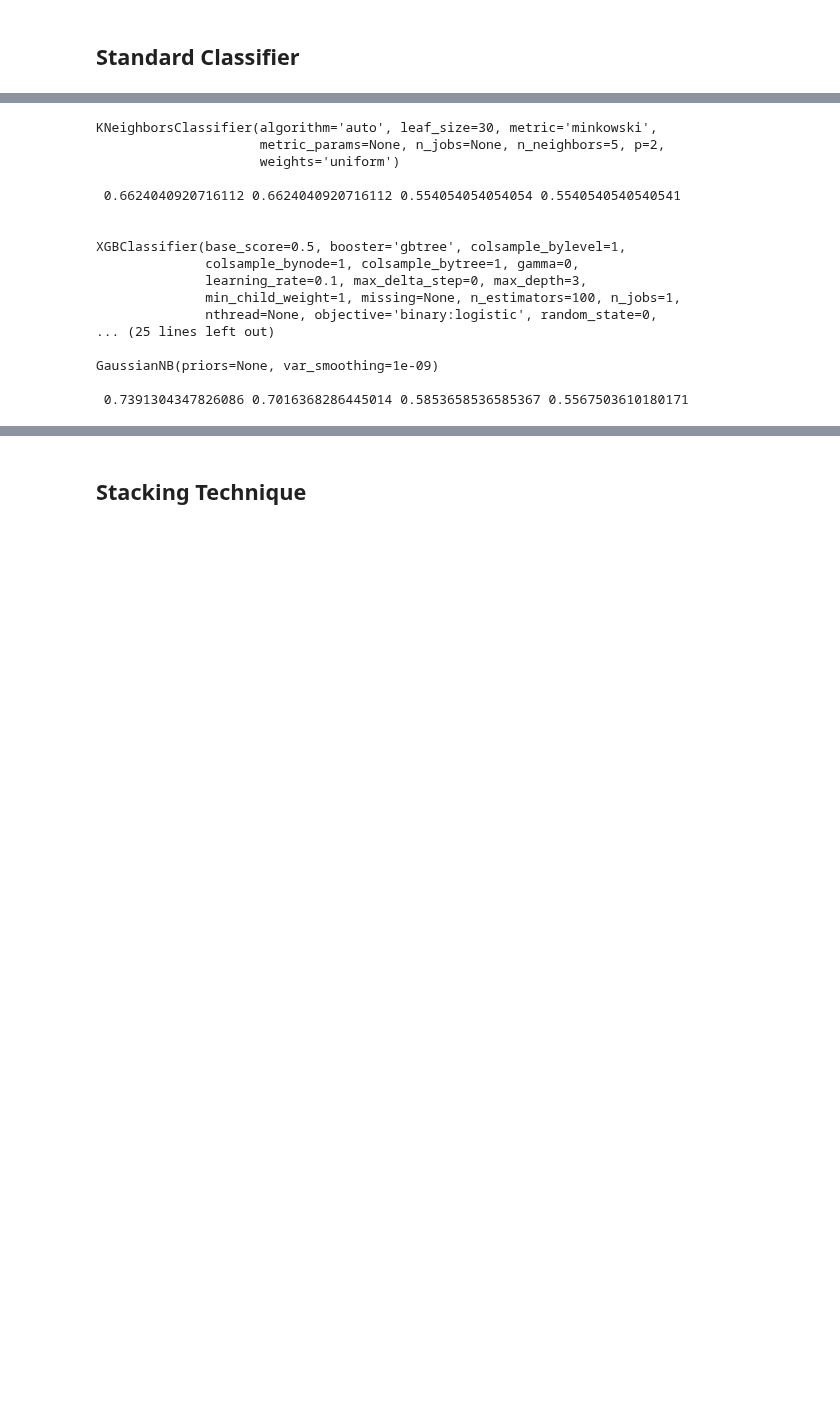
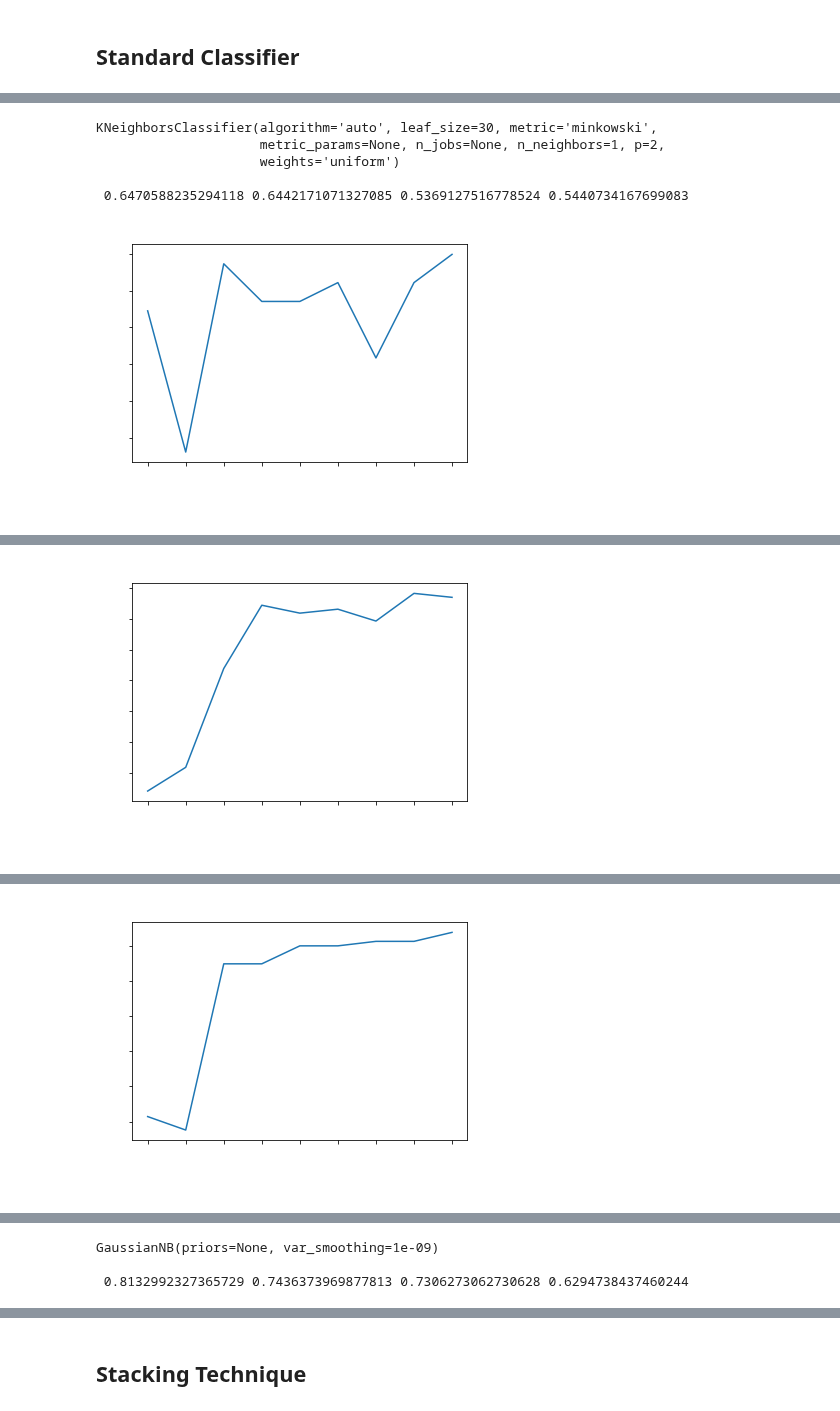
Before and after one commit to LeoFernanndes/notebooks, a Jupyter notebook: titanic_3.ipynb, the cells around one changed output, grey strips where cells are left out. Cells and saved outputs as stored; diff of their text form; code cells hidden in the pictures; blank space fills up the shorter version.

```diff
--- a/titanic_3.ipynb
+++ b/titanic_3.ipynb
@@ -62,4 +62,6 @@ x_train
 # %%
+import matplotlib.pyplot as plt
+import seaborn as sns
 from sklearn.model_selection import cross_val_score, train_test_split
 from sklearn.metrics import f1_score, accuracy_score
 from xgboost import XGBClassifier
@@ -74,7 +76,7 @@ accuracy_list = []
 f1_list = []
 
 classifiers = [KNeighborsClassifier(algorithm='auto', leaf_size=30, metric='minkowski',
-                     metric_params=None, n_jobs=None, n_neighbors=5, p=2,
+                     metric_params=None, n_jobs=None, n_neighbors=1, p=2,
                      weights='uniform'),
 
                XGBClassifier(base_score=0.5, booster='gbtree', colsample_bylevel=1,
@@ -86,67 +88,64 @@ classifiers = [KNeighborsClassifier(algorithm='auto', leaf_size=30, metric='mink
               silent=None, subsample=1, verbosity=1),
 
                LogisticRegression(C=1.0, class_weight=None, dual=False, fit_intercept=True,
                    intercept_scaling=1, l1_ratio=None, max_iter=100,
                    multi_class='warn', n_jobs=None, penalty='l2',
                    random_state=None, solver='warn', tol=0.0001, verbose=0,
                    warm_start=False),
 
-               RandomForestClassifier(bootstrap=True, class_weight=None, criterion='gini',
-                       max_depth=None, max_features='auto', max_leaf_nodes=None,
-                       min_impurity_decrease=0.0, min_impurity_split=None,
-                       min_samples_leaf=1, min_samples_split=2,
-                       min_weight_fraction_leaf=0.0, n_estimators=10,
-                       n_jobs=None, oob_score=False, random_state=None,
-                       verbose=0, warm_start=False),
+               RandomForestClassifier(),
 
                GaussianNB(priors=None, var_smoothing=1e-09)]
 
 
 
 for clf in classifiers:
-  n = 10
-  for iter in range(n):
+
+  x_axis = []
+  y_axis = []
+
+  for m in range(len(colunas)):
+    n = 10
+    for iter in range(n):
 
 
-    clf.fit(x_train, y_train)
-    y_pred = clf.predict(x_test)
+      clf.fit(x_train[colunas[0: m+1]], y_train)
+      y_pred = clf.predict(x_test[colunas[0: m+1]])
 
-    accuracy = accuracy_score(y_pred, y_test)
-    accuracy_list.append(accuracy)
+      accuracy = accuracy_score(y_pred, y_test)
+      accuracy_list.append(accuracy)
 
-    f1 = f1_score(y_pred, y_test)
-    f1_list.append(f1)
+      f1 = f1_score(y_pred, y_test)
+      f1_list.append(f1)
 
-    dataframe = pd.DataFrame({iter: y_pred}, index= titanic_test.index)
+      y_axis.append(accuracy)
+      x_axis.append(colunas[m])
 
-    df_resultados = pd.concat([df_resultados, dataframe], axis= 1)
+      dataframe = pd.DataFrame({iter: y_pred}, index= titanic_test.index)
 
-  df_resultados['Final'] = df_resultados.drop(['PassengerId'], axis= 1).mode(axis= 1)[0]
-  df_resultados['Porcentagem'] = df_resultados.drop(['PassengerId'], axis= 1).mean(axis= 1)
-  accuracy_serie = pd.Series(accuracy_list).sort_values(ascending= True)
-  f1_serie = pd.Series(f1_list).sort_values(ascending= True)
+      df_resultados = pd.concat([df_resultados, dataframe], axis= 1)
+
+    df_resultados['Final'] = df_resultados.drop(['PassengerId'], axis= 1).mode(axis= 1)[0]
+    df_resultados['Porcentagem'] = df_resultados.drop(['PassengerId'], axis= 1).mean(axis= 1)
+    accuracy_serie = pd.Series(accuracy_list).sort_values(ascending= True)
+    f1_serie = pd.Series(f1_list).sort_values(ascending= True)
 
 
-  final_accuracy = accuracy_score(df_resultados['Final'], y_test)
-  final_f1 = f1_score(df_resultados['Final'], y_test)
+    final_accuracy = accuracy_score(df_resultados['Final'], y_test)
+    final_f1 = f1_score(df_resultados['Final'], y_test)
 
 
   print(clf, 2*'\n', final_accuracy, accuracy_serie.mean(), final_f1, f1_serie.mean(), 2*'\n')
+
+  plt.plot(x_axis, y_axis)
+  plt.xticks(rotation= 45, color= 'white')
+  plt.yticks(color= 'white')
+  plt.title(str(clf).split('(')[0], color= 'white')
+  plt.show()
 # %% [output]
 KNeighborsClassifier(algorithm='auto', leaf_size=30, metric='minkowski',
-                     metric_params=None, n_jobs=None, n_neighbors=5, p=2,
+                     metric_params=None, n_jobs=None, n_neighbors=1, p=2,
                      weights='uniform')
 
- 0.6624040920716112 0.6624040920716112 0.554054054054054 0.5540540540540541
-
-
-XGBClassifier(base_score=0.5, booster='gbtree', colsample_bylevel=1,
-              colsample_bynode=1, colsample_bytree=1, gamma=0,
-              learning_rate=0.1, max_delta_step=0, max_depth=3,
-              min_child_weight=1, missing=None, n_estimators=100, n_jobs=1,
-              nthread=None, objective='binary:logistic', random_state=0,
-... (25 lines left out)
-
-GaussianNB(priors=None, var_smoothing=1e-09)
-
- 0.7391304347826086 0.7016368286445014 0.5853658536585367 0.5567503610180171
+ 0.6470588235294118 0.6442171071327085 0.5369127516778524 0.5440734167699083
+[figure, added]
@@ -152,0 +161 @@ GaussianNB(priors=None, var_smoothing=1e-09)
+[figure, added]
@@ -152,0 +169 @@ GaussianNB(priors=None, var_smoothing=1e-09)
+[figure, added]
@@ -152,0 +180,3 @@ GaussianNB(priors=None, var_smoothing=1e-09)
+GaussianNB(priors=None, var_smoothing=1e-09)
+
+ 0.8132992327365729 0.7436373969877813 0.7306273062730628 0.6294738437460244
```
Also changed, not shown: parts of 5 cells of this notebook.
